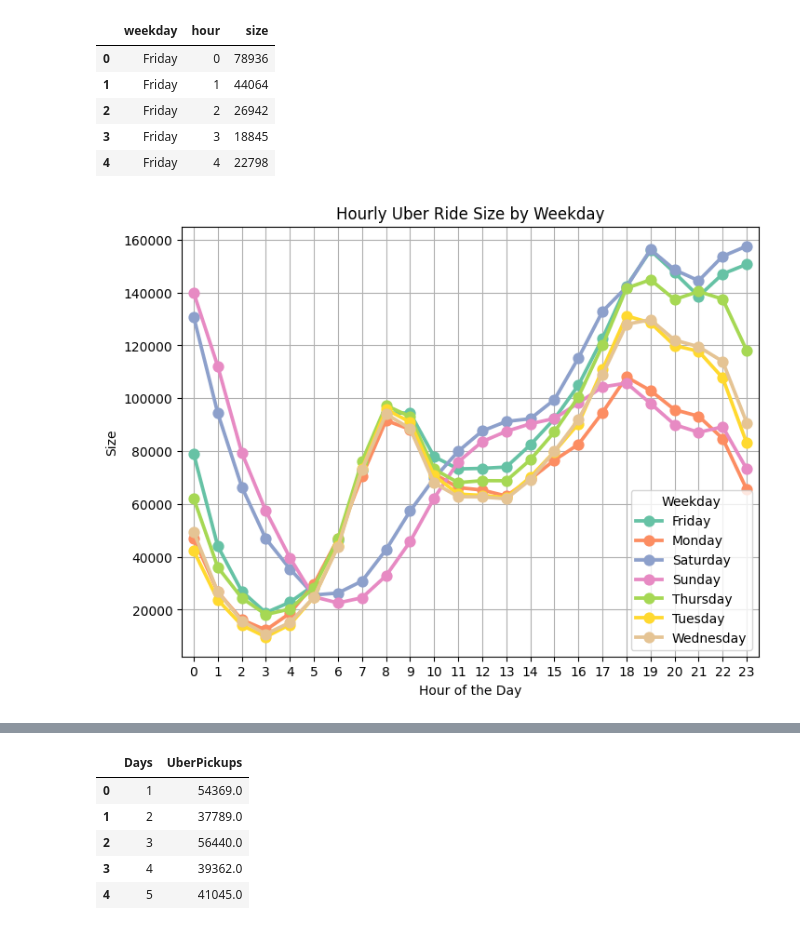
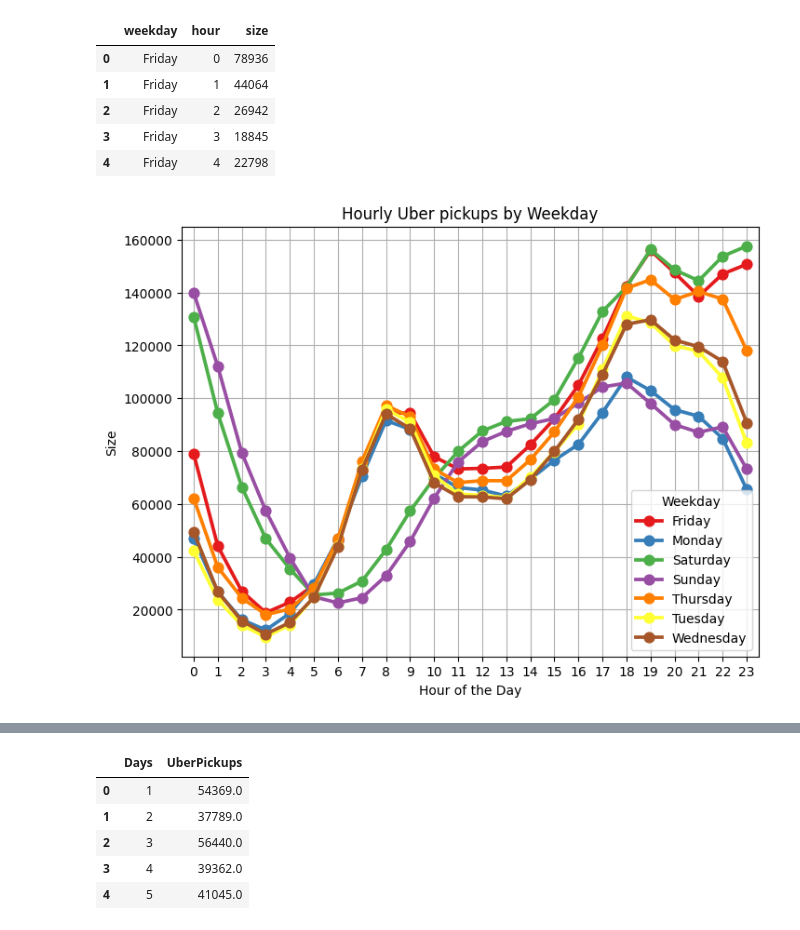
Before and after one commit to JeremyKrick/traffic-trend-predictor, a Jupyter notebook: Final_Project_IOT.ipynb, the cells around one changed output, grey strips where cells are left out. Drawn from its saved outputs; the diff is of its cells as text; code cells hidden in the pictures.

```diff
--- a/Final_Project_IOT.ipynb
+++ b/Final_Project_IOT.ipynb
@@ -86,2 +59,0 @@ df_uber.loc[(df_uber['Traffic_conditions']!='light') & (df_uber['Traffic_conditi
-# %%
-df_uber['Datetime']= pd.to_datetime(df_uber['Pickup_date'])
@@ -98,4 +59,0 @@ dtype: object
-# %%
-#convert datetime to epoch/unix time
-from datetime import datetime
-df_uber['unix']=df_uber['Datetime'].astype(int) / 10**9
@@ -167,3 +72,7 @@ df_uber['Day'] = [month_day [1] for month_day in df_uber['month_day']]
+# %%
+#convert datetime to epoch/unix time
+from datetime import datetime
+df_uber['unix']=df_uber['Pickup_date'].astype(int) / 10**9
 # %%
 df_uber.head()
 # %% [output]
@@ -236,24 +248,16 @@ summary.head()
 | 3 | Friday | 3 | 18845 |
 | 4 | Friday | 4 | 22798 |
 # %%
+#plot Uber hourly analysis by weekday
 import seaborn as sns
 
-# Set the figure size
 plt.figure(figsize=(8, 6))
-
-# Create the point plot
-sns.pointplot(x="hour", y="size", hue="weekday", data=summary, palette="Set2")
-
-# Add labels and title
+sns.pointplot(x="hour", y="size", hue="weekday", data=summary, palette="Set1")
 plt.xlabel("Hour of the Day")
 plt.ylabel("Size")
-plt.title("Hourly Uber Ride Size by Weekday")
-
-# Customize the legend
+plt.title("Hourly Uber pickups by Weekday")
 plt.legend(title="Weekday")
-
-# Show the plot
-plt.grid(True)  # Add grid lines
+plt.grid(True)
 plt.show()
 # %% [output]
-[figure, old version]
+[figure, new version]
```
Also changed, not shown: parts of 89 cells of this notebook.
